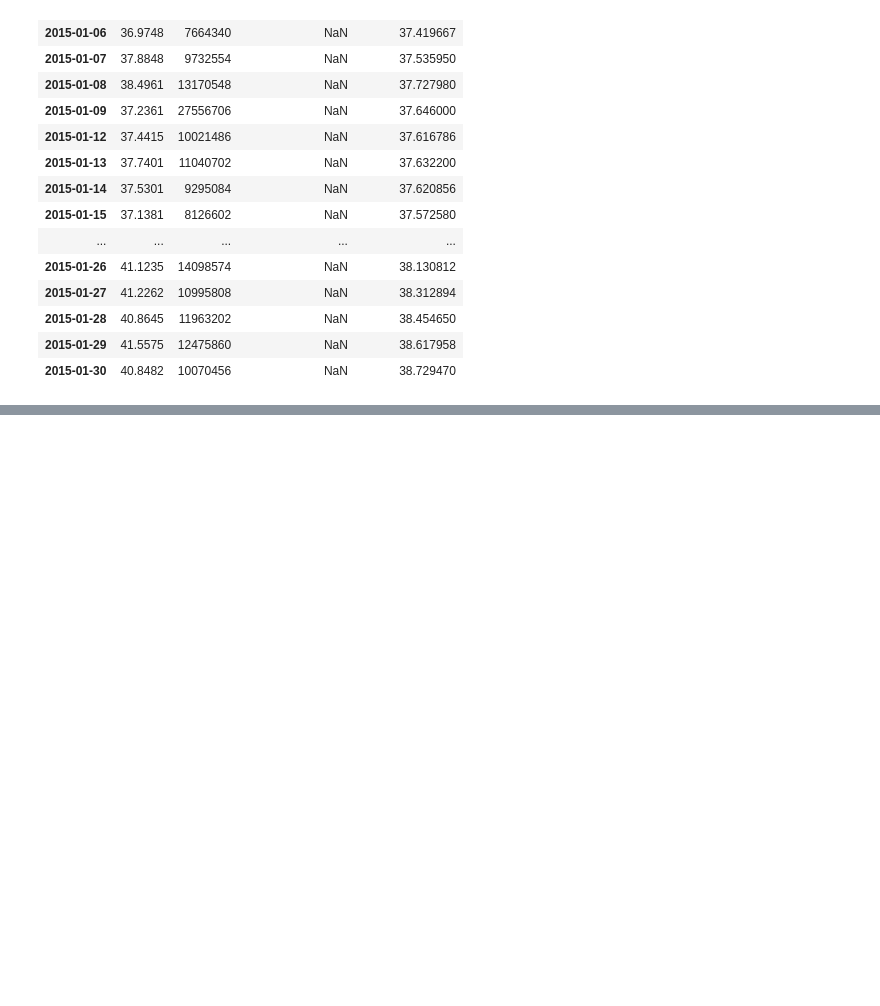
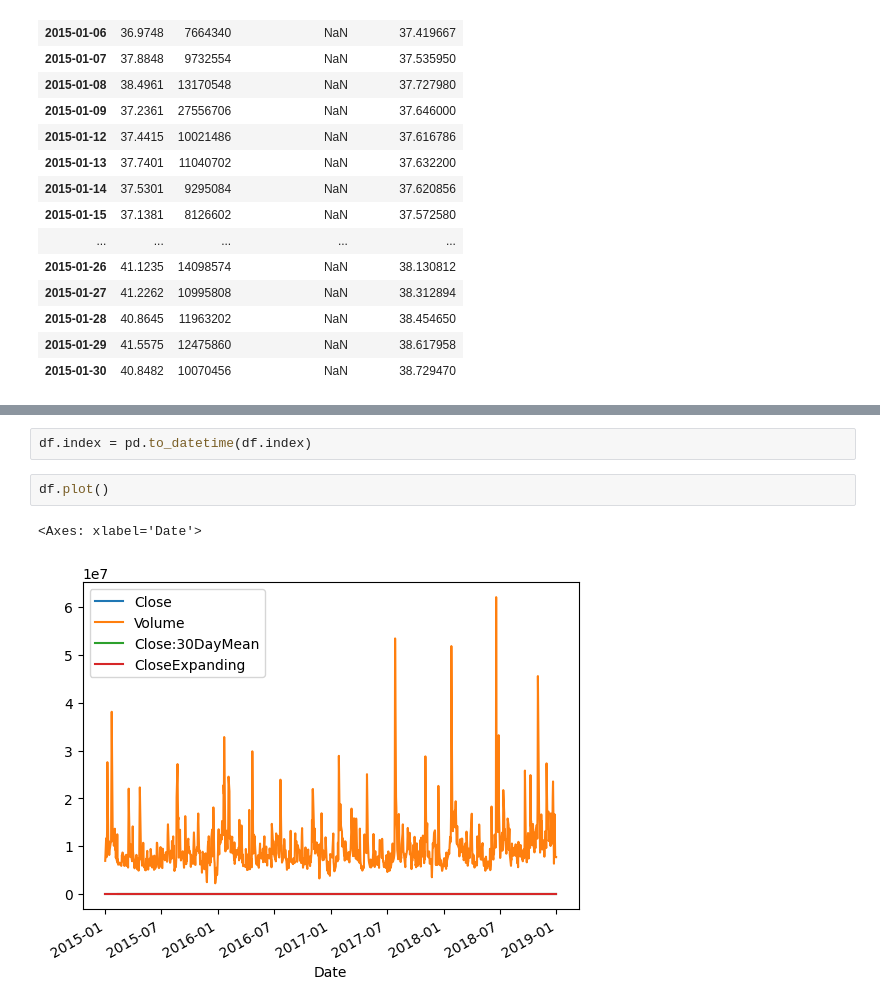
Before and after one commit to ibrahimaltun/udemy-courses, a Jupyter notebook: python-for-time-series-data-analysis/4.Time_Series_wPandas.ipynb, the cells around one changed output, grey strips where cells are left out. Saved outputs shown, nothing was run; the diff lists cells and outputs as text; blank space fills up the shorter version.

```diff
--- a/python-for-time-series-data-analysis/4.Time_Series_wPandas.ipynb
+++ b/python-for-time-series-data-analysis/4.Time_Series_wPandas.ipynb
@@ -437,0 +451,7 @@ df.head(20)
+# %%
+df.index = pd.to_datetime(df.index)
+# %%
+df.plot()
+# %% [output]
+<Axes: xlabel='Date'>
+[figure, added]
```
Also changed, not shown: parts of 14 cells of this notebook.
